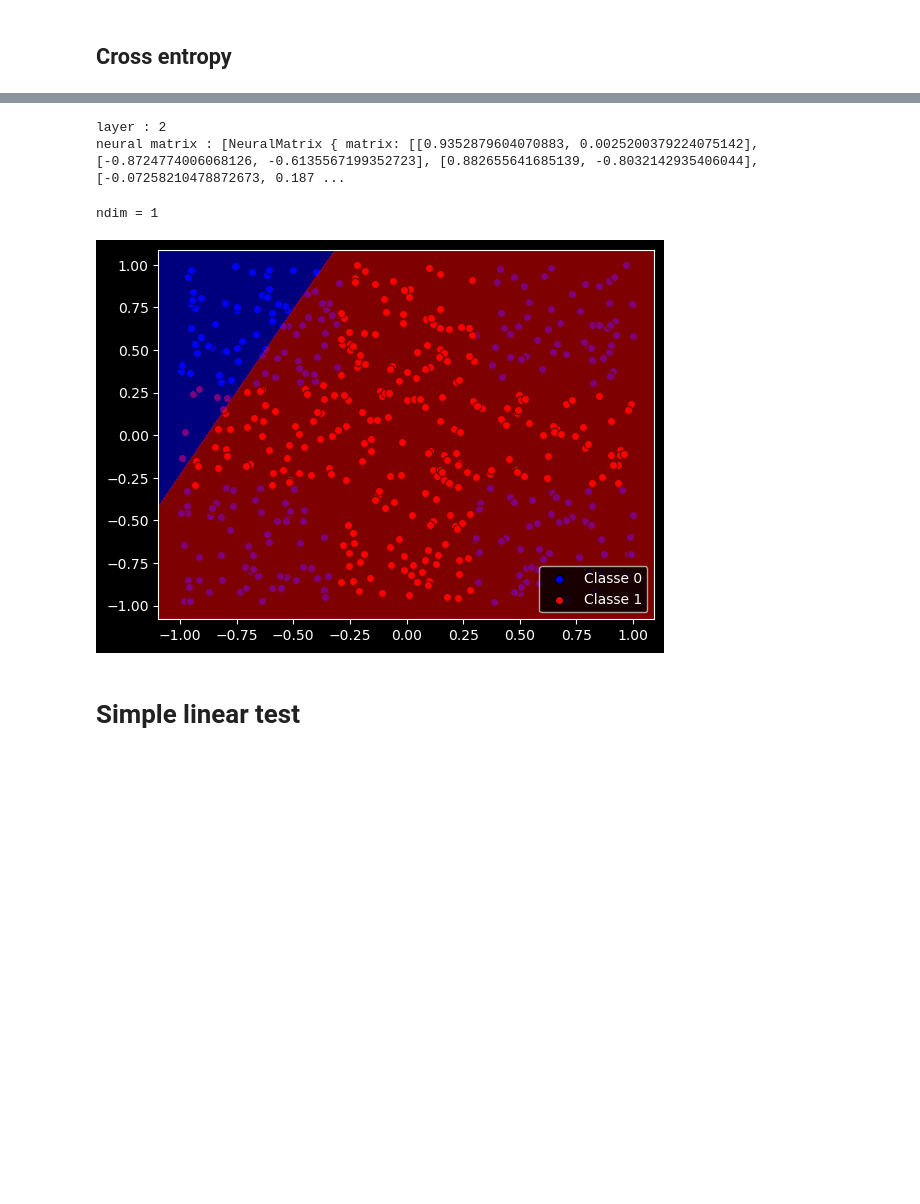
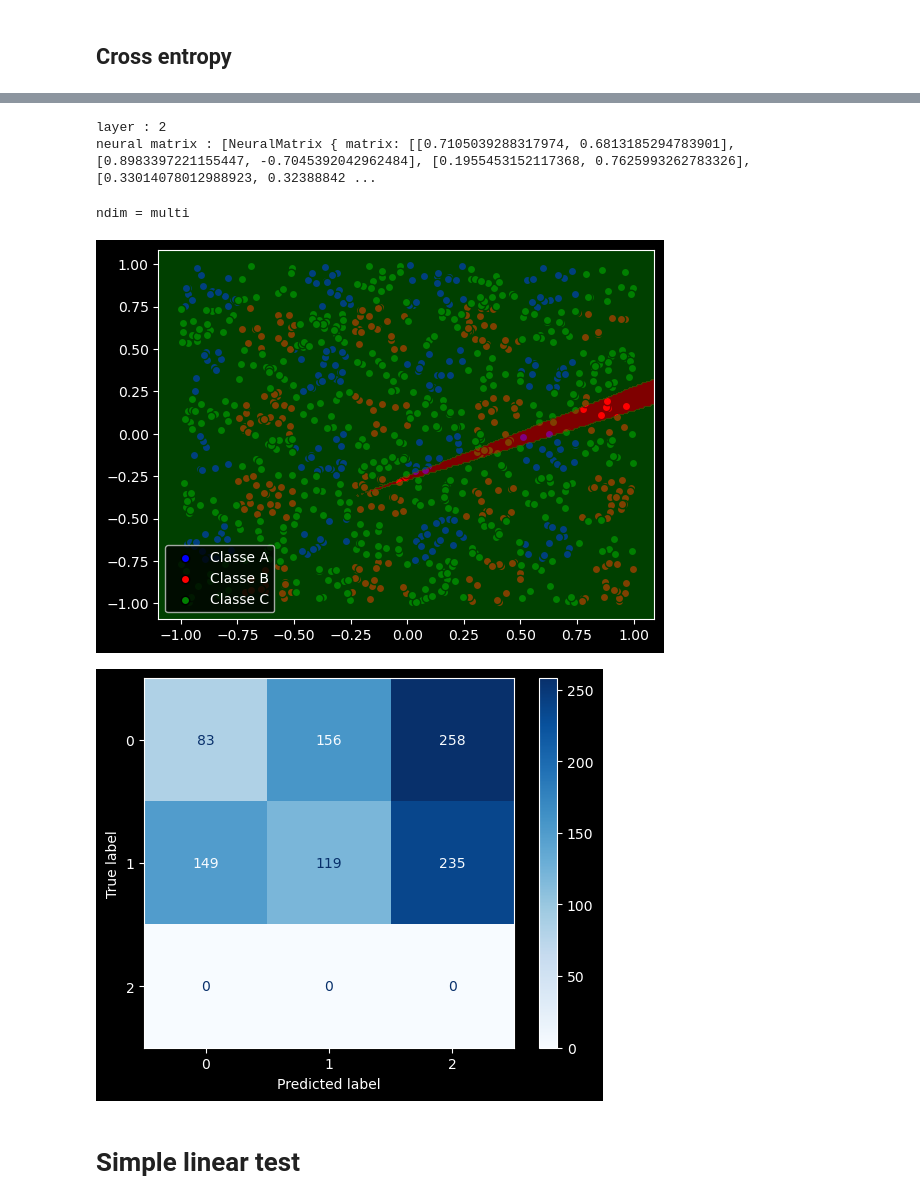
Before and after one commit to Celesxx/PA-TAC, a Jupyter notebook: simpleMLP.ipynb, the cells around one changed output, grey strips where cells are left out. Cells and saved outputs as stored; diff of their text form; code cells hidden in the pictures; blank space fills up the shorter version.

```diff
--- a/simpleMLP.ipynb
+++ b/simpleMLP.ipynb
@@ -294,41 +496,41 @@ ndim = multi
 # %%
 
-# X_train = np.random.random((1000, 2)) * 2.0 - 1.0
-# y_train = np.array([
-#     [1, 0, 0] if abs(p[0] % 0.5) <= 0.25 and abs(p[1] % 0.5) > 0.25 else
-#     [0, 1, 0] if abs(p[0] % 0.5) > 0.25 and abs(p[1] % 0.5) <= 0.25 else
-#     [0, 0, 1]
-#     for p in X_train
-# ])
-
-# X_train = np.random.random((500, 2)) * 2.0 - 1.0
-# y_train = np.array([[1, 0, 0] if -p[0] - p[1] - 0.5 > 0 and p[1] < 0 and p[0] - p[1] - 0.5 < 0 else
-#               [0, 1, 0] if -p[0] - p[1] - 0.5 < 0 and p[1] > 0 and p[0] - p[1] - 0.5 < 0 else
-#               [0, 0, 1] if -p[0] - p[1] - 0.5 < 0 and p[1] < 0 and p[0] - p[1] - 0.5 > 0 else
-#               [0, 0, 0]for p in X_train])
-
-# X_train = X_train[[not np.all(arr == [0, 0, 0]) for arr in y_train]]
-# y_train = y_train[[not np.all(arr == [0, 0, 0]) for arr in y_train]]
-
-X_train = np.random.random((500, 2)) * 2.0 - 1.0
-y_train = np.array([[1.0] if abs(p[0]) <= 0.3 or abs(p[1]) <= 0.3 else [-1.0] for p in X_train])
+X_train = np.random.random((1000, 2)) * 2.0 - 1.0
+y_train = np.array([
+    [1.0, 0.0, 0.0] if abs(p[0] % 0.5) <= 0.25 and abs(p[1] % 0.5) > 0.25 else
+    [0.0, 1.0, 0.0] if abs(p[0] % 0.5) > 0.25 and abs(p[1] % 0.5) <= 0.25 else
+    [0.0, 0.0, 1.0]
+    for p in X_train
+])
 
 
-neurons_size = np.array([2, 4, 1], dtype=np.uintp)
-learning_rate = 0.000001
-epochs = 1000000
+neurons_size = np.array([X_train.shape[1], 4, y_train.shape[1]], dtype=np.uintp)
+learning_rate = 0.1
+epochs = 100000
+batch_size = 1
+classification = True
 callback_interval = 1000
 checkpoint_enable = False
 log_enable = False
 log_tag = "crossLinearTestCase".encode('utf-8')
+
 parameter_ptr = neurons_size.ctypes.data_as(ctypes.POINTER(ctypes.c_size_t))
 nn = mlp_model.mlpInit(parameter_ptr, neurons_size.size, learning_rate)
 
-# print(X_train)
-# print(y_train)
+# print(y_train[:10])
+# print(X_train[:10])
+# print(f"shape {X_train.shape}")
+# print(f"shape {y_train.shape}")
+
+# plt.scatter(X_train[:, 0], X_train[:, 1], c=y_train, cmap='rbw')
+# plt.xlabel('X1')
+# plt.ylabel('X2')
+# plt.ylabel('X3')
+# plt.title('Training Data Visualization')
+# plt.show()
 # %% [output]
 layer : 2
-neural matrix : [NeuralMatrix { matrix: [[0.9352879604070883, 0.0025200379224075142], [-0.8724774006068126, -0.6135567199352723], [0.882655641685139, -0.8032142935406044], [-0.07258210478872673, 0.187 ...
+neural matrix : [NeuralMatrix { matrix: [[0.7105039288317974, 0.6813185294783901], [0.8983397221155447, -0.7045392042962484], [0.1955453152117368, 0.7625993262783326], [0.33014078012988923, 0.32388842 ...
 # %%
 progress_bar = tqdm(total=epochs, desc="Training Progress")
 
@@ -356,12 +558,30 @@ loss = mlp_model.mlpTrain(
     log_tag,
 )
 progress_bar.close()
-# %%
-plotDisplay(X_train, y_train, nn, mlp_model)
-mlp_model.mlpFree(nn)
-# %% [output]
-ndim = 1
-[figure, removed]
+# %%
+# for k in range(len(X_train)):
+#     predictions = np.zeros(3, dtype=np.float64)
+#     mlp_model.mlpPredict(
+#         nn,
+#         X_train[k].ctypes.data_as(ctypes.POINTER(ctypes.c_double)),
+#         X_train[k].size,
+#         True,
+#         predictions.ctypes.data_as(ctypes.POINTER(ctypes.c_double))
+#     )
+    # print("Sample", X_train[k], ", predictions =", predictions)
+
+plotDisplay(X_train, y_train, nn, mlp_model)
+
+cm = confusion_matrix(np.argmax(X_train, axis=1), np.argmax(y_train, axis=1))
+disp = ConfusionMatrixDisplay(confusion_matrix=cm)
+disp.plot(cmap=plt.cm.Blues)
+plt.show()
+
+mlp_model.mlpFree(nn)
+# %% [output]
+ndim = multi
+[figure, added]
+[figure, added]
 # %% [markdown]
 # Simple linear test
 # %%
```
Also changed, not shown: parts of 21 cells of this notebook, 34 other files.
